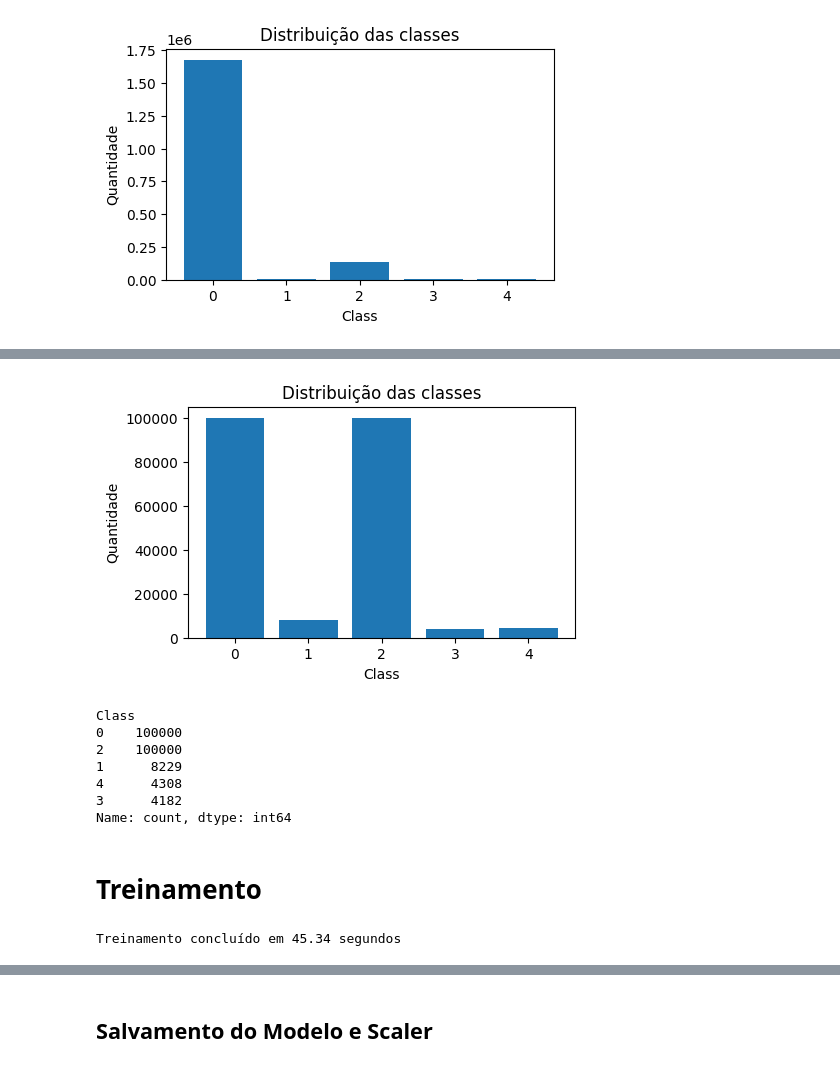
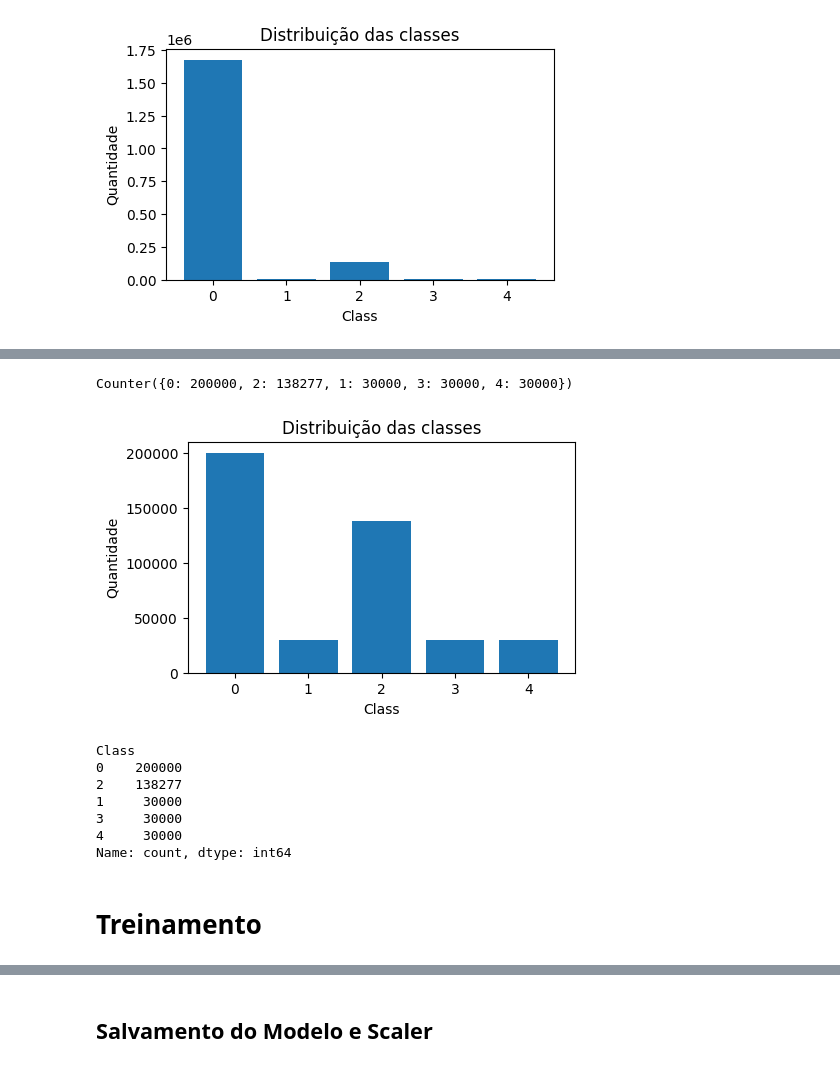
Before and after one commit to AlfredoLSN/Suricata_ML, a Jupyter notebook: main copy.ipynb, the cells around one changed output, grey strips where cells are left out. Drawn from its saved outputs; the diff is of its cells as text; code cells hidden in the pictures.

```diff
--- a/main copy.ipynb
+++ b/main copy.ipynb
@@ -207,19 +209,53 @@ df_train_bal, _ = rus.fit_resample(
     df_train,
     df_train["Class"]
 )
+# %%
+from imblearn.under_sampling import RandomUnderSampler
+from imblearn.over_sampling import SMOTE
+from collections import Counter
+
+# undersampling leve
+rus = RandomUnderSampler(
+    sampling_strategy={
+        0: 200000,
+        2: 138277,
+        1: 8229,
+        3: 4182,
+        4: 4308
+    },
+    random_state=42
+)
+
+df_train_bal_under, _ = rus.fit_resample(df_train, df_train["Class"])
+
+# oversampling das menores
+smote = SMOTE(
+    sampling_strategy={
+        1: 30000,
+        3: 30000,
+        4: 30000
+    },
+    random_state=42
+)
+
+df_train_bal_over, _ = smote.fit_resample(df_train_bal_under, df_train_bal_under["Class"])
+
+print(Counter(df_train_bal_over["Class"]))
+# %% [output]
+Counter({0: 200000, 2: 138277, 1: 30000, 3: 30000, 4: 30000})
 # %%
-plot_class_distribution(df_train_bal)
+plot_class_distribution(df_train_bal_over)
 # %% [output]
-[figure, old version]
+[figure, new version]
 # %%
-df_train_bal['Class'].value_counts()
+df_train_bal_over['Class'].value_counts()
 # %% [output]
 Class
-0    100000
-2    100000
-1      8229
-4      4308
-3      4182
+0    200000
+2    138277
+1     30000
+3     30000
+4     30000
 Name: count, dtype: int64
 # %% [markdown]
 # Treinamento
@@ -240,13 +279,3 @@ model = Pipeline(steps=[
     ("imputer", SimpleImputer(strategy="median")),
     ("classifier", RandomForestClassifier(random_state=42, n_estimators=100, warm_start=True))
 ])
-# %%
-from tqdm import tqdm
-import time
-
-start = time.time()
-model.fit(X_train, y_train)
-end = time.time()
-print(f"Treinamento concluído em {end - start:.2f} segundos")
-# %% [output]
-Treinamento concluído em 45.34 segundos
```
Also changed, not shown: parts of 21 cells of this notebook, 6 other files.
